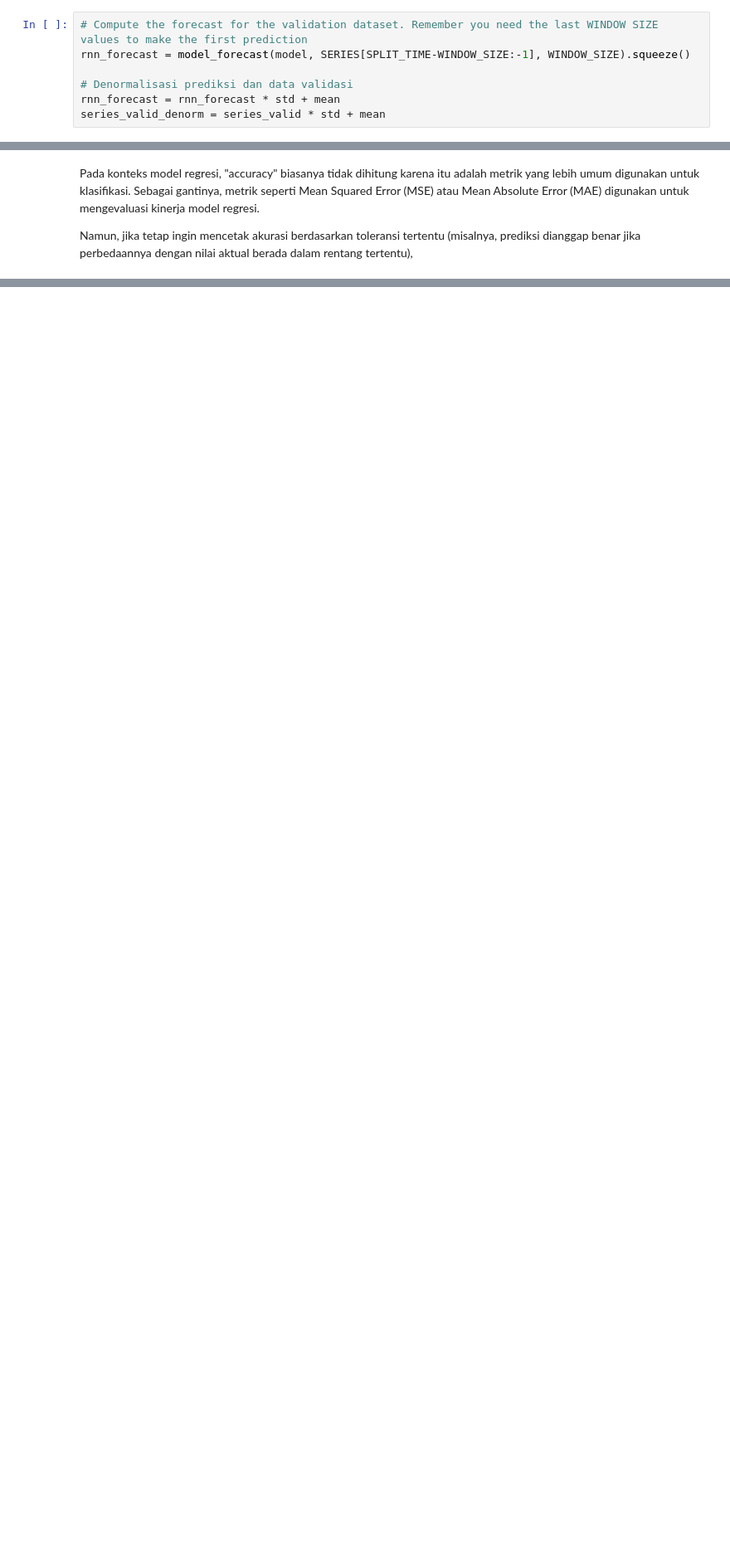
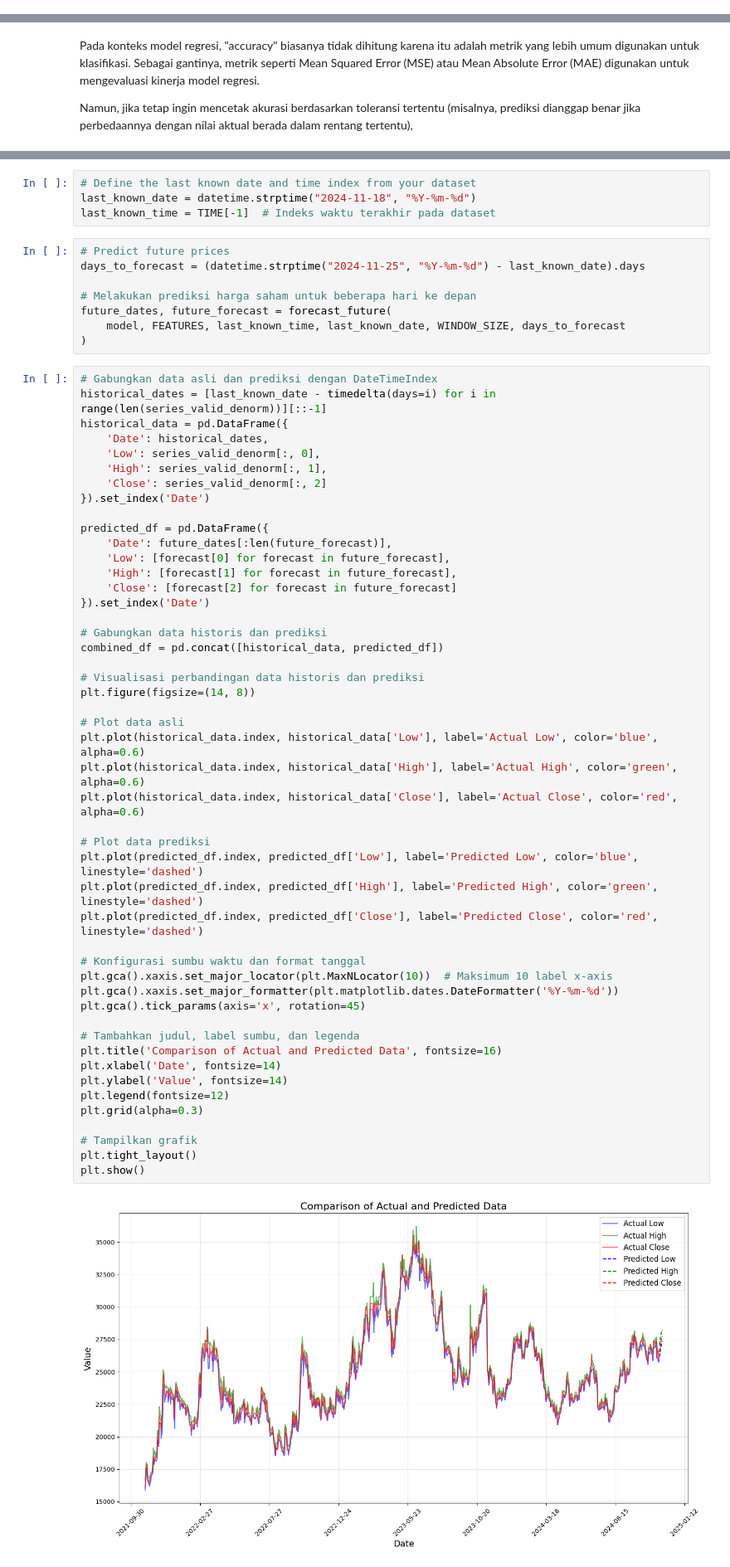
Before and after one commit to Anggar-In/Machine-Learning, a Jupyter notebook: stock_price_predictions/trainingScripts/untr_trainingModel.ipynb, the cells around one changed output, grey strips where cells are left out. Shown: that part at 83% size. Saved outputs shown, nothing was run; the diff lists cells and outputs as text; blank space fills up the shorter version.

```diff
--- a/stock_price_predictions/trainingScripts/untr_trainingModel.ipynb
+++ b/stock_price_predictions/trainingScripts/untr_trainingModel.ipynb
@@ -272,7 +303,0 @@ def model_forecast(model, series, window_size):
-# %%
-# Compute the forecast for the validation dataset. Remember you need the last WINDOW SIZE values to make the first prediction
-rnn_forecast = model_forecast(model, SERIES[SPLIT_TIME-WINDOW_SIZE:-1], WINDOW_SIZE).squeeze()
-
-# Denormalisasi prediksi dan data validasi
-rnn_forecast = rnn_forecast * std + mean
-series_valid_denorm = series_valid * std + mean
@@ -330,0 +388,62 @@ model.save('./saveModel')
+# %%
+# Define the last known date and time index from your dataset
+last_known_date = datetime.strptime("2024-11-18", "%Y-%m-%d")
+last_known_time = TIME[-1]  # Indeks waktu terakhir pada dataset
+# %%
+# Predict future prices
+days_to_forecast = (datetime.strptime("2024-11-25", "%Y-%m-%d") - last_known_date).days
+
+# Melakukan prediksi harga saham untuk beberapa hari ke depan
+future_dates, future_forecast = forecast_future(
+    model, FEATURES, last_known_time, last_known_date, WINDOW_SIZE, days_to_forecast
+)
+# %%
+# Gabungkan data asli dan prediksi dengan DateTimeIndex
+historical_dates = [last_known_date - timedelta(days=i) for i in range(len(series_valid_denorm))][::-1]
+historical_data = pd.DataFrame({
+    'Date': historical_dates,
+    'Low': series_valid_denorm[:, 0],
+    'High': series_valid_denorm[:, 1],
+    'Close': series_valid_denorm[:, 2]
+}).set_index('Date')
+
+predicted_df = pd.DataFrame({
+    'Date': future_dates[:len(future_forecast)],
+    'Low': [forecast[0] for forecast in future_forecast],
+    'High': [forecast[1] for forecast in future_forecast],
+    'Close': [forecast[2] for forecast in future_forecast]
+}).set_index('Date')
+
+# Gabungkan data historis dan prediksi
+combined_df = pd.concat([historical_data, predicted_df])
+
+# Visualisasi perbandingan data historis dan prediksi
+plt.figure(figsize=(14, 8))
+
+# Plot data asli
+plt.plot(historical_data.index, historical_data['Low'], label='Actual Low', color='blue', alpha=0.6)
+plt.plot(historical_data.index, historical_data['High'], label='Actual High', color='green', alpha=0.6)
+plt.plot(historical_data.index, historical_data['Close'], label='Actual Close', color='red', alpha=0.6)
+
+# Plot data prediksi
+plt.plot(predicted_df.index, predicted_df['Low'], label='Predicted Low', color='blue', linestyle='dashed')
+plt.plot(predicted_df.index, predicted_df['High'], label='Predicted High', color='green', linestyle='dashed')
+plt.plot(predicted_df.index, predicted_df['Close'], label='Predicted Close', color='red', linestyle='dashed')
+
+# Konfigurasi sumbu waktu dan format tanggal
+plt.gca().xaxis.set_major_locator(plt.MaxNLocator(10))  # Maksimum 10 label x-axis
+plt.gca().xaxis.set_major_formatter(plt.matplotlib.dates.DateFormatter('%Y-%m-%d'))
+plt.gca().tick_params(axis='x', rotation=45)
+
+# Tambahkan judul, label sumbu, dan legenda
+plt.title('Comparison of Actual and Predicted Data', fontsize=16)
+plt.xlabel('Date', fontsize=14)
+plt.ylabel('Value', fontsize=14)
+plt.legend(fontsize=12)
+plt.grid(alpha=0.3)
+
+# Tampilkan grafik
+plt.tight_layout()
+plt.show()
+# %% [output]
+[figure, added]
```
Also changed, not shown: parts of 39 cells of this notebook.
